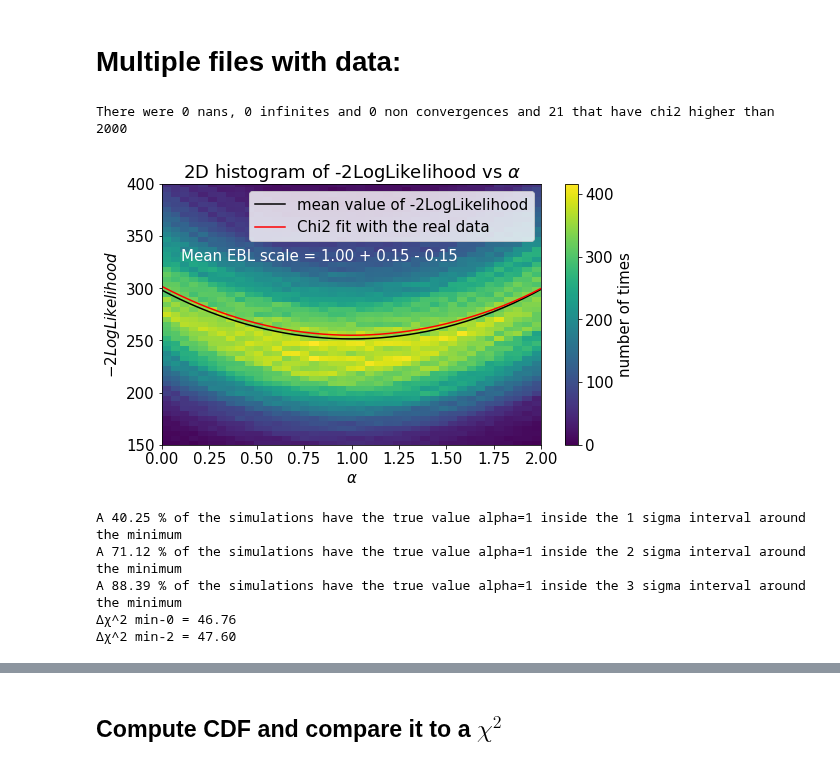
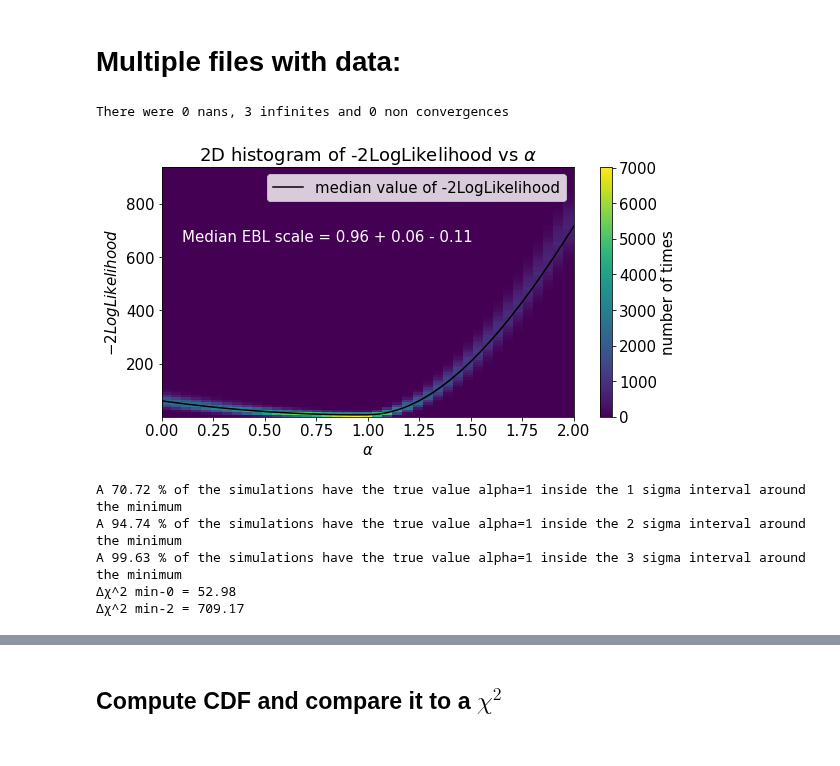
Before and after one commit to R-Grau/EBLpy, a Jupyter notebook: EBL_fit_MC_viewer.ipynb, the cells around one changed output, grey strips where cells are left out. Saved outputs shown, nothing was run; the diff lists cells and outputs as text; code cells hidden in the pictures.

```diff
--- a/EBL_fit_MC_viewer.ipynb
+++ b/EBL_fit_MC_viewer.ipynb
@@ -145,8 +150,10 @@ def extract(ds):
     alphas = ds['alphas'][:]
     return chisqs,alphas
 
+
+saveplotname = "EBL10000_PWL_LP_franceschini_paper" #"EBL10000_PWL_LP_saldana_paper"
 pathstring = "/data/magic/users-ifae/rgrau/EBL-splines/"
-locname = pathstring + 'Mrk421_SUM_EBL10000_test_00225syst_NO_shift_remake'#'EBL10000_PWL_MBPWL_MAGIC_with_0.07_Systematics_FINAL_FINAL_FINAL_premeeting' #'Mrk421_SUM_EBL1000_test'
+locname = pathstring + "EBL10000_PWL_LP_CTAN_alpha_with_0.0_Systematics_BOAT_2nd_phase" #"Mrk421_SUM_EBL10000_no_syst_paper" #'EBL10000_PWL_PWL_MAGIC_with_0.07_Systematics_dominguez_paper'#'EBL10000_PWL_MBPWL_MAGIC_with_0.07_Systematics_FINAL_FINAL_FINAL_premeeting' #'Mrk421_SUM_EBL1000_test'
 loc = Path(locname)
 
 # files = sorted([f for f in loc.glob("EBL*2022050916*.hdf5")]) #PWL_LP starting at alpha = 1 (16 alpha = 1, 11 alpha = 2)
@@ -173,10 +180,11 @@ for name in files:
                     print(name)
                 elif (np.isnan(chisqs).any()):
                     nans = nans + 1
-                elif (chisqs > 2000).any():
-                    toochi += 1
-                    # print(name)
-                    # print("Is defectuous")
+                # elif (chisqs > 2000).any():
+                #     # print("file", name, "chi=", np.max(chisqs))
+                #     toochi += 1
+                #     # print(name)
+                #     # print("Is defectuous")
                 else:
                     chisqs_iter.append(chisqs)
                     alphas_iter.append(alphas)
@@ -190,7 +198,9 @@ for name in files:
     except:
         print("{0} not finished yet.".format(name))
         bad = bad + 1
-print("There were {0} nans, {1} infinites and {2} non convergences and {3} that have chi2 higher than 2000".format(nans, infs, nonconv, toochi))
+print("There were {0} nans, {1} infinites and {2} non convergences".format(nans, infs, nonconv))
+
+# print("There were {0} nans, {1} infinites and {2} non convergences and {3} that have chi2 higher than 2000".format(nans, infs, nonconv, toochi))
 # print("There were {0} bad convergences".format(bad))
 
 
@@ -224,11 +234,13 @@ if fit_func_name == "MBPWL":
         Efirst = inp_config["Efirst"]
         Elast = inp_config["Elast"]
 # %% [output]
-There were 0 nans, 0 infinites and 0 non convergences and 21 that have chi2 higher than 2000
+There were 0 nans, 3 infinites and 0 non convergences
 # %%
 file2 = uproot.open("Output_fitebl.root:Chi2_1ES1011_Feb2014_LP")
 magicalphas = file2.values()[0]
 magichis = file2.values()[1]
+
+average = "median"
 
 plt.rcParams['figure.figsize'] = [8.5,4.8]#[15, 5]
 
@@ -255,15 +267,19 @@ alphas = alphas_iter[0]
 
 
 fig, ax = plt.subplots()
-ax.plot(np.take_along_axis(alphas_iter[0], order, axis=0), np.take_along_axis(np.mean(chisqs_iter,0), order, axis=0), color = "black", label="mean value of -2LogLikelihood")
+if average == "median":
+    ax.plot(np.take_along_axis(alphas_iter[0], order, axis=0), np.take_along_axis(np.median(chisqs_iter,0), order, axis=0), color = "black", label="median value of -2LogLikelihood")
+elif average == "mean":
+    ax.plot(np.take_along_axis(alphas_iter[0], order, axis=0), np.take_along_axis(np.mean(chisqs_iter,0), order, axis=0), color = "black", label="mean value of -2LogLikelihood")
 ybins = np.linspace(min(chisqs_iter2), 100, 100)
-h = ax.hist2d(alphas_iter2, chisqs_iter2, bins=[len(alphas_iter[0]),100], label="histogram of -2LogLikelihood values")#, norm = colors.LogNorm()
-#ax.plot(magicalphas, magichis, color = "red", label= "Chi2 fit with the real data")#from https://arxiv.org/abs/1904.00134")
-ax.plot(mrkalphas, mrkchis, color = "red", label= "Chi2 fit with the real data")
+h = ax.hist2d(alphas_iter2, chisqs_iter2, bins=[len(alphas_iter[0]),100], label="histogram of -2LogLikelihood values", rasterized=True)#, norm = colors.LogNorm()
+
+# ax.plot(magicalphas, magichis, color = "red", label= "Chi2 fit with the real data")#from https://arxiv.org/abs/1904.00134")
+# ax.plot(mrkalphas, mrkchis, color = "red", label= "Chi2 fit with the real data")
 ax.set_xlabel(r'$\alpha$')
 ax.set_ylabel(r'$-2LogLikelihood$')
 ax.legend()
-ax.set_ylim(150,400)
+# ax.set_ylim(150,400)
 # ax.axvline(x = 1)
 # ax.set_xlim(0.5,1.15)
 fig.colorbar(h[3], ax=ax, label="number of times")
@@ -291,40 +307,48 @@ for i in range(len(alphas_iter)):
     sigma_3.append(sigma_3_0)
     if number in sigma_1_0[0]: #this number is the position of the alpha=1 inside the alhpas array
         s1 += 1
     if number in sigma_2_0[0]:
         s2 += 1
     if number in sigma_3_0[0]:
         s3 += 1
 # print(sigma_1)
 # print(sigma_2)
 # print(sigma_3)
 # print("The median minimum is at alpha={minimum}".format(minimum = alphas[np.argmin(np.median(chisqs_iter,0))]))
 
 order = np.argsort(alphas_iter[0])
 interpx = np.arange(first_bin, last_bin, step/1000)
-alphas_reord = np.take_along_axis(np.mean(alphas_iter, 0), order, axis=0)
-chisqs_reord = np.take_along_axis(np.mean(chisqs_iter, 0), order, axis=0)
+if average == "median":
+    alphas_reord = np.take_along_axis(np.median(alphas_iter, 0), order, axis=0)
+    chisqs_reord = np.take_along_axis(np.median(chisqs_iter, 0), order, axis=0)
+    textminpos = "Median"
+elif average == "mean":
+    alphas_reord = np.take_along_axis(np.mean(alphas_iter, 0), order, axis=0)
+    chisqs_reord = np.take_along_axis(np.mean(chisqs_iter, 0), order, axis=0)
+    textminpos = "Mean"
 f1 = interpolate.interp1d(alphas_reord, chisqs_reord, kind='cubic')
 chis_new = f1(interpx)
 sigma_inter_1s = np.where(chis_new <= 1 + np.min(chis_new))
 upper_bound_1s = step/1000 * np.max(sigma_inter_1s) + first_bin
 lower_bound_1s = step/1000 * np.min(sigma_inter_1s) + first_bin
-minpos = "Mean EBL scale = {0:.2f} + {1:.2f} - {2:.2f}".format(np.round(interpx[np.argmin(chis_new)], decimals = 3), np.round(upper_bound_1s-interpx[np.argmin(chis_new)], decimals = 3),  np.round(interpx[np.argmin(chis_new)] - lower_bound_1s, decimals = 3))
+
+minpos = "{0} EBL scale = {1:.2f} + {2:.2f} - {3:.2f}".format(textminpos, np.round(interpx[np.argmin(chis_new)], decimals = 3), np.round(upper_bound_1s-interpx[np.argmin(chis_new)], decimals = 3),  np.round(interpx[np.argmin(chis_new)] - lower_bound_1s, decimals = 3))
 ax.text(x = 0.05, y = 0.75, s=minpos, ha='left', va='top', transform=ax.transAxes, color = "white")
-
+plt.tight_layout()
+plt.savefig('chi2fits/{0}.pdf'.format(saveplotname))
 plt.show()
 print("A {sig:.2f} % of the simulations have the true value alpha=1 inside the 1 sigma interval around the minimum".format( sig = np.round(s1 / (niter) * 100, decimals = 3)))
 print("A {sig:.2f} % of the simulations have the true value alpha=1 inside the 2 sigma interval around the minimum".format( sig = np.round(s2 / (niter) * 100, decimals = 3)))
 print("A {sig:.2f} % of the simulations have the true value alpha=1 inside the 3 sigma interval around the minimum".format( sig = np.round(s3 / (niter) * 100, decimals = 3)))
 # print("The 1 sigma upper bound is: ", upper_bound_1s, "and the lower bound is: ", lower_bound_1s)
 # print("The median minimum is at alpha = ", np.round(interpx[np.argmin(chis_new)], decimals = 4), " + ", np.round(upper_bound_1s-interpx[np.argmin(chis_new)], decimals = 4), " - ", np.round(interpx[np.argmin(chis_new)] - lower_bound_1s, decimals = 4))
 # print("{failed} of {total} itertions failed to converge".format(failed = len(files) - niter - bad, total = len(files)-bad))
 print("\u0394" + "\u03C7" + r"^2" + " min-0 = {0:.2f}".format(np.take_along_axis(np.mean(chisqs_iter,0), order, axis=0)[0] - np.min(np.take_along_axis(np.mean(chisqs_iter,0), order, axis=0))))
 print("\u0394" + "\u03C7" + r"^2" + " min-2 = {0:.2f}".format(np.take_along_axis(np.mean(chisqs_iter,0), order, axis=0)[-1] - np.min(np.take_along_axis(np.mean(chisqs_iter,0), order, axis=0))))
 # %% [output]
-[figure, old version]
+[figure, new version]
-A 40.25 % of the simulations have the true value alpha=1 inside the 1 sigma interval around the minimum
-A 71.12 % of the simulations have the true value alpha=1 inside the 2 sigma interval around the minimum
-A 88.39 % of the simulations have the true value alpha=1 inside the 3 sigma interval around the minimum
-Δχ^2 min-0 = 46.76
-Δχ^2 min-2 = 47.60
+A 70.72 % of the simulations have the true value alpha=1 inside the 1 sigma interval around the minimum
+A 94.74 % of the simulations have the true value alpha=1 inside the 2 sigma interval around the minimum
+A 99.63 % of the simulations have the true value alpha=1 inside the 3 sigma interval around the minimum
+Δχ^2 min-0 = 52.98
+Δχ^2 min-2 = 709.17
```
Also changed, not shown: parts of 4 cells of this notebook, 4 other files.
